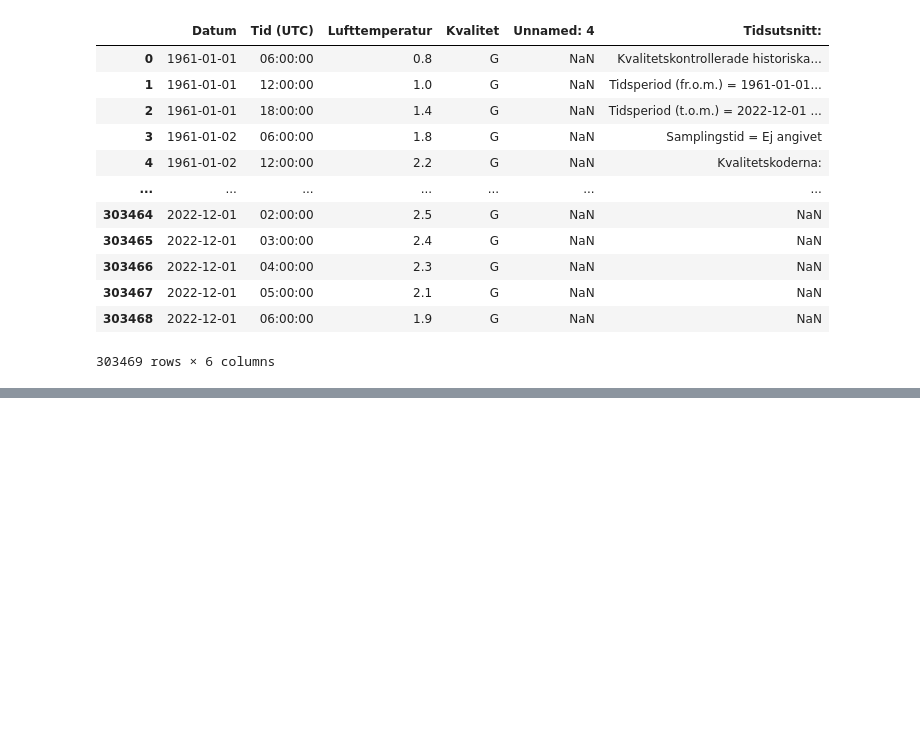
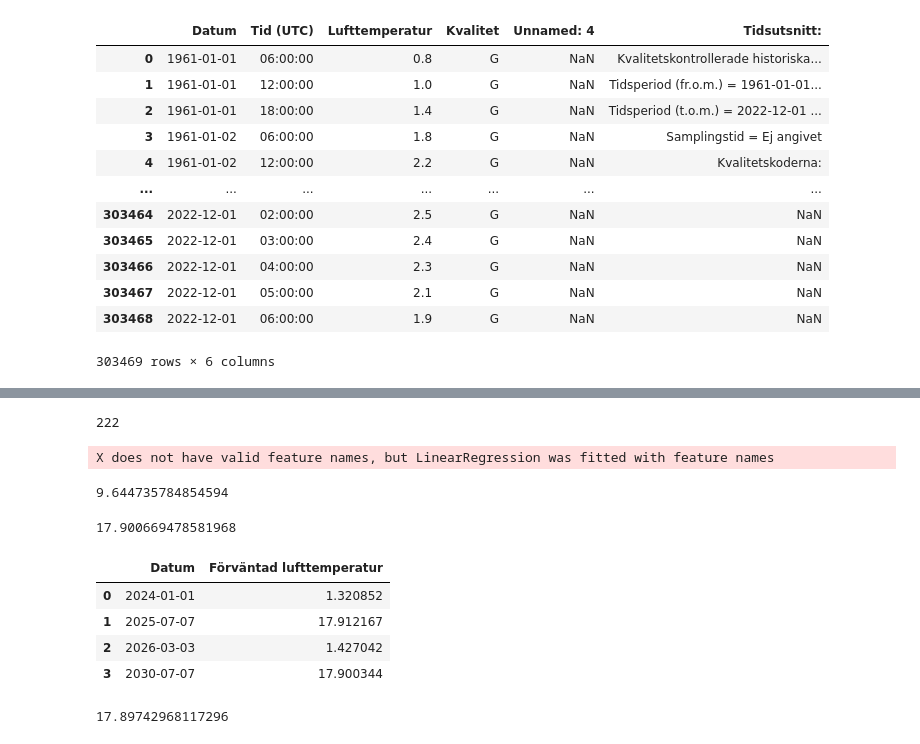
Before and after one commit to wlinds/ITHS-AI22-ML, a Jupyter notebook: Explorations/smhi.ipynb, the cells around one changed output, grey strips where cells are left out. Saved outputs shown, nothing was run; the diff lists cells and outputs as text; code cells hidden in the pictures; blank space fills up the shorter version.

```diff
--- a/Explorations/smhi.ipynb
+++ b/Explorations/smhi.ipynb
@@ -79,0 +205,52 @@ fig.show()
+# %%
+predict_temperature('2018-08-10')
+# %% [output]
+222
+X does not have valid feature names, but LinearRegression was fitted with feature names
+9.644735784854594
+# %%
+from sklearn.ensemble import RandomForestRegressor
+
+def predict_temperature(date):
+
+    data = '../Data/smhi-opendata_1_71420_20230324_021744.csv'
+    df = pd.read_csv(data, skiprows=13, sep=";", low_memory=False)
+
+    df = df[['Datum', 'Lufttemperatur']]
+
+    df['Datum'] = pd.to_datetime(df['Datum'])
+    df = df.loc[df['Datum'] >= '1993-01-01']
+
+    df['day_of_year'] = df['Datum'].dt.dayofyear
+
+    rf = RandomForestRegressor()
+
+    rf.fit(df[['day_of_year']].values, df['Lufttemperatur'])
+
+    input_day_of_year = pd.to_datetime(date).dayofyear
+
+    predicted_temperature = rf.predict([[input_day_of_year]])
+
+    return predicted_temperature[0]
+# %%
+predict_temperature('2023-07-07')
+# %% [output]
+17.900669478581968
+# %%
+future_days = pd.DataFrame({
+    'Datum': ['2024-01-01', '2035-01-01', '2026-03-03', '2030-07-07']
+})
+# %%
+future_days['Förväntad lufttemperatur'] = future_days['Datum'].apply(predict_temperature)
+# %%
+future_days
+# %% [output]
+|  | Datum | Förväntad lufttemperatur |
+| 0 | 2024-01-01 | 1.320852 |
+| 1 | 2025-07-07 | 17.912167 |
+| 2 | 2026-03-03 | 1.427042 |
+| 3 | 2030-07-07 | 17.900344 |
+# %%
+predict_temperature('2223-07-07')
+# %% [output]
+17.89742968117296
```
Also changed, not shown: parts of 11 cells of this notebook.
